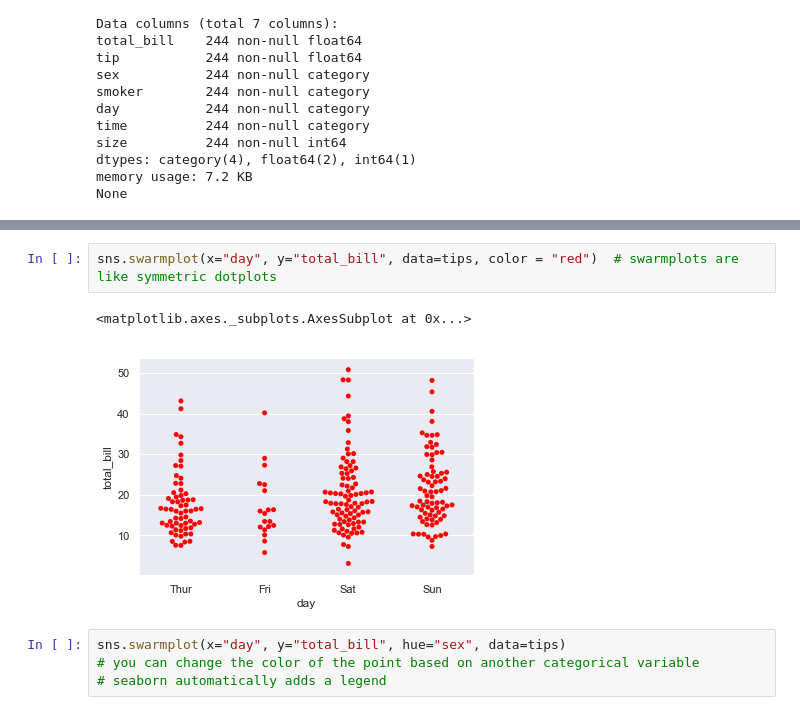
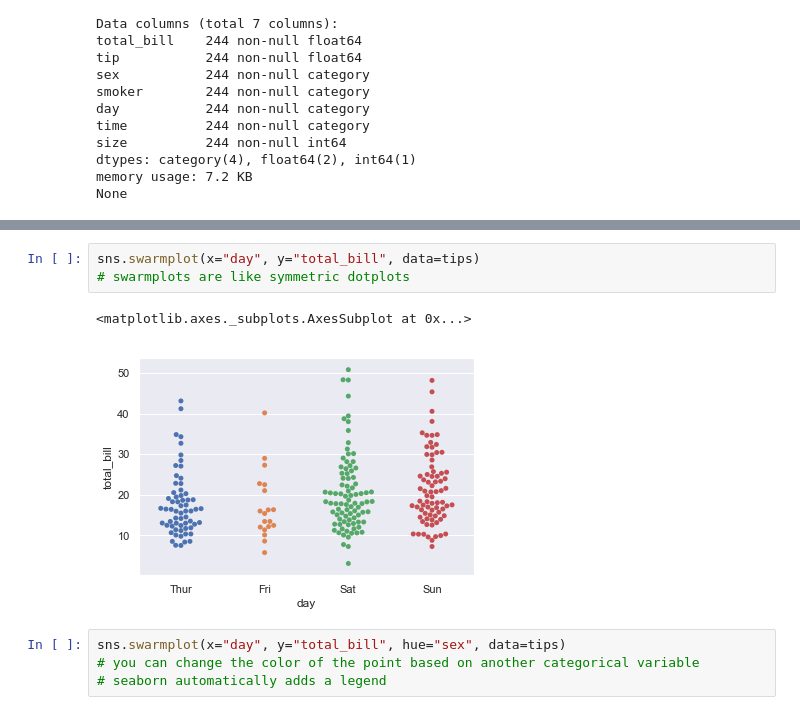
Before and after one commit to smileschen/2018-fa-stats131, a Jupyter notebook: 06-02 Matplotlib and Seaborn.ipynb, the cells around one changed output, grey strips where cells are left out. Cells and saved outputs as stored; diff of their text form.

```diff
--- a/06-02 Matplotlib and Seaborn.ipynb
+++ b/06-02 Matplotlib and Seaborn.ipynb
@@ -357,8 +369,9 @@ sns.stripplot(x="day", y="total_bill", data=tips, jitter=True) # adding jitter a
 # %%
-sns.swarmplot(x="day", y="total_bill", data=tips, color = "red")  # swarmplots are like symmetric dotplots
+sns.swarmplot(x="day", y="total_bill", data=tips)
+# swarmplots are like symmetric dotplots
 # %% [output]
 <matplotlib.axes._subplots.AxesSubplot at 0x...>
-[figure, old version]
+[figure, new version]
 # %%
 sns.swarmplot(x="day", y="total_bill", hue="sex", data=tips)
 # you can change the color of the point based on another categorical variable
```
Also changed, not shown: parts of 13 cells of this notebook.
